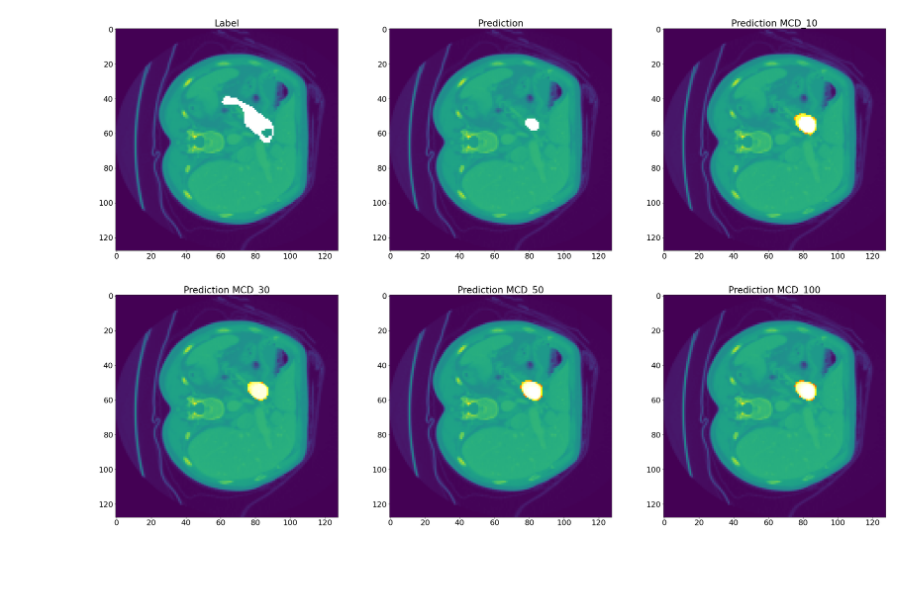
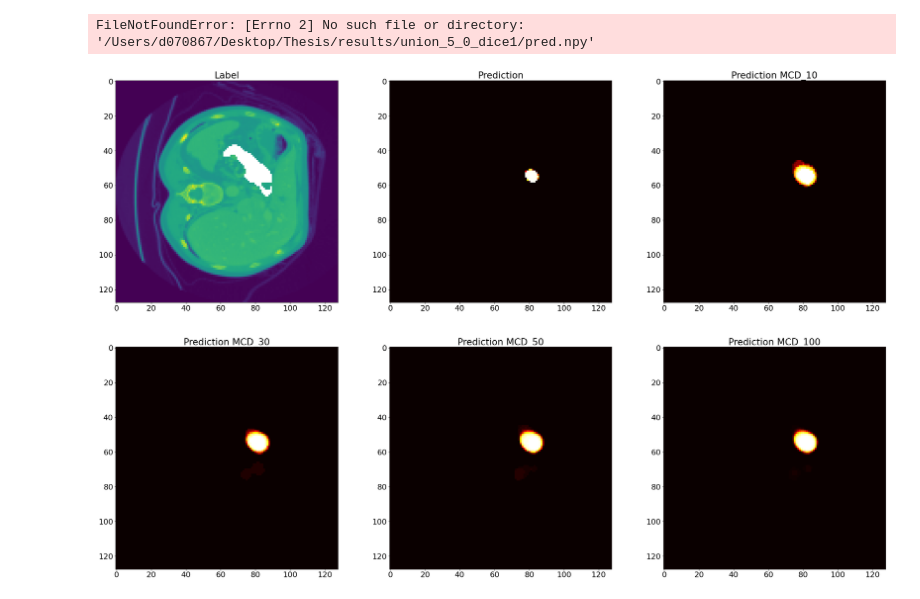
Before and after one commit to yamen23ali/self-supervised-3d-tasks, a Jupyter notebook: images.ipynb, the cells around one changed output. Drawn from its saved outputs; the diff is of its cells as text; code cells hidden in the pictures; blank space fills up the shorter version.

Commit message:
save all preds

```diff
--- a/images.ipynb
+++ b/images.ipynb
@@ -95,5 +124,5 @@ show_image(image,labels_dict, 87, 2, class_heat_map=class_heat_map)
 # %%
-base_path = "/Users/d070867/Desktop/Thesis/results/majority_5_0_dice1"
+base_path = "/Users/d070867/Desktop/Thesis/results/union_5_0_dice1"
 labels_dict = {}
 class_heat_map = True
 
@@ -121,4 +150,34 @@ for i in [10, 30, 50, 100]:
 
 show_image(image,labels_dict, 80,2, class_heat_map=class_heat_map)
 # %% [output]
-[figure, removed]
+FileNotFoundError: [Errno 2] No such file or directory: '/Users/d070867/Desktop/Thesis/results/union_5_0_dice1/pred.npy'
+# %%
+base_path = "/Users/d070867/Desktop/Thesis/results/majority_5_0_dice1"
+labels_dict = {}
+class_heat_map = True
+focus_class = 1
+just_heat_map=True
+label_overlay=False
+
+image = load_image(f"{base_path}/image.npy")
+
+label = load_image(f"{base_path}/label.npy")
+labels_dict['Label'] = label[:,:,:,focus_class]
+
+pred = load_image(f"{base_path}/pred.npy")
+labels_dict['Prediction'] = (pred[:,:,:,focus_class]*100).astype(int) / 100
+
+for i in [10, 30, 50, 100]:
+    path = f'{base_path}/{i}/pred_dropout.npy'
+    key = f'Prediction MCD_{i}'
+
+    labels_dict[key] = load_image(path)[:,:,:,focus_class]/i
+
+show_image(image,
+           labels_dict,
+           84, 2,
+           class_heat_map=class_heat_map,
+           label_overlay=label_overlay,
+           just_heat_map=just_heat_map)
+# %% [output]
+[figure, added]
```
Also changed, not shown: parts of 2 cells of this notebook, 1 other file.
